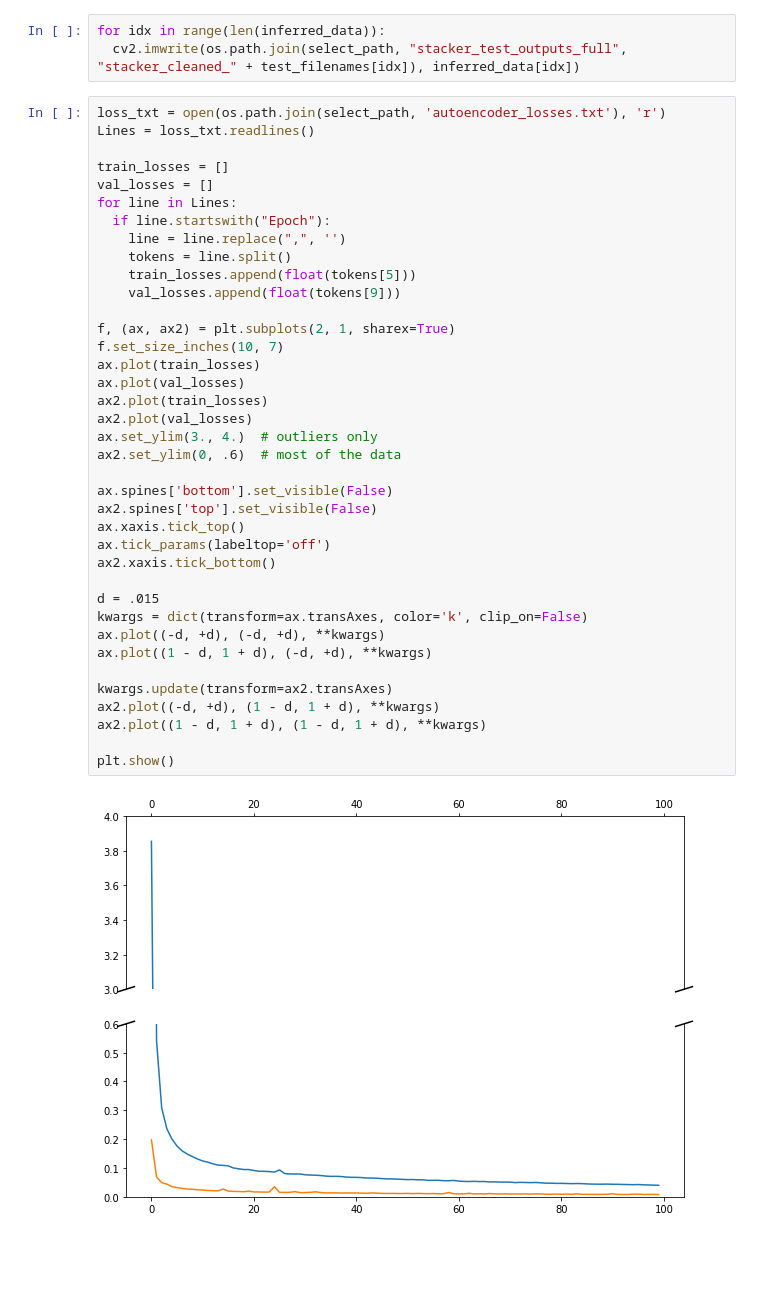
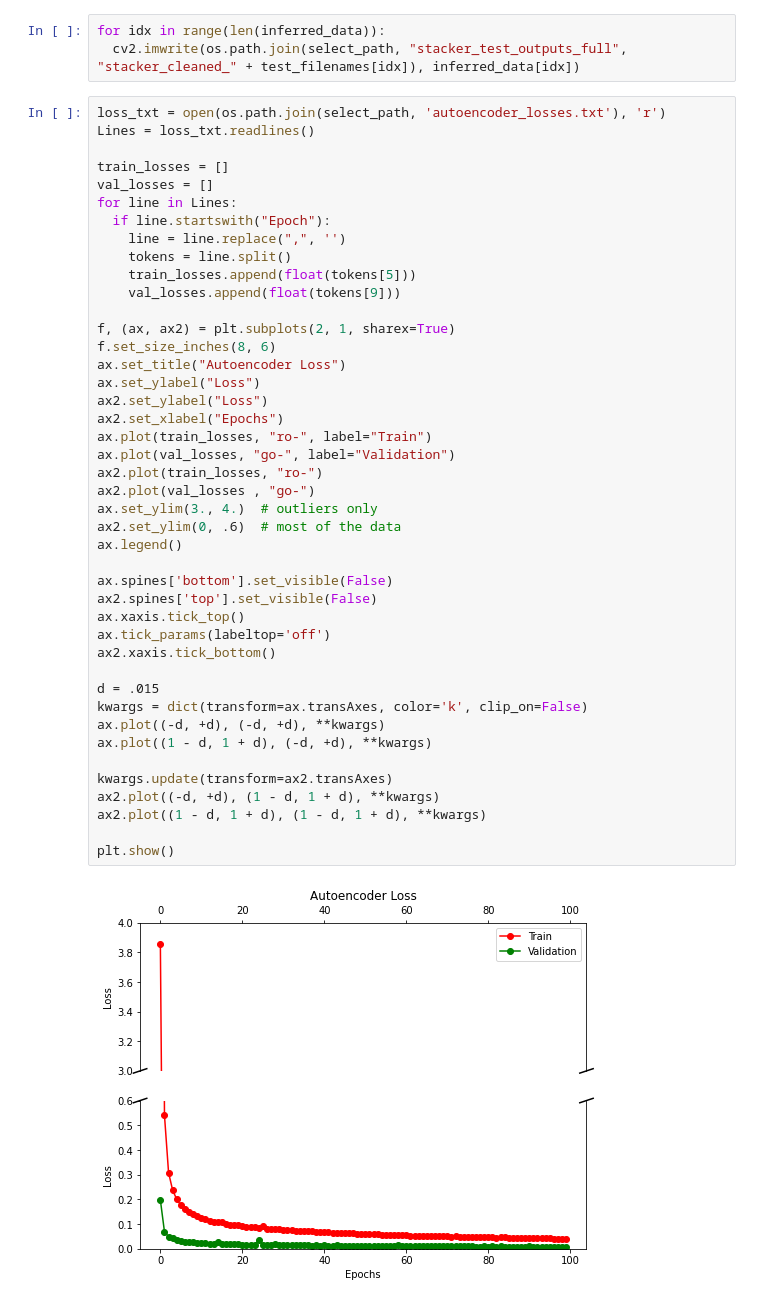
Before and after one commit to UTkzhang/ImageCleaningProject, a Jupyter notebook: full_stacker_pipeline_crop_stacker.ipynb, the cells around one changed output. Cells and saved outputs as stored; diff of their text form; blank space fills up the shorter version.

Commit message:
fixed plotting of losses to improve figures

```diff
--- a/full_stacker_pipeline_crop_stacker.ipynb
+++ b/full_stacker_pipeline_crop_stacker.ipynb
@@ -1053,39 +1053,44 @@ Lines = loss_txt.readlines()
 train_losses = []
 val_losses = []
 for line in Lines:
   if line.startswith("Epoch"):
     line = line.replace(",", '')
     tokens = line.split()
     train_losses.append(float(tokens[5]))
     val_losses.append(float(tokens[9]))
 
 f, (ax, ax2) = plt.subplots(2, 1, sharex=True)
-f.set_size_inches(10, 7)
-ax.plot(train_losses)
-ax.plot(val_losses)
-ax2.plot(train_losses)
-ax2.plot(val_losses)
+f.set_size_inches(8, 6)
+ax.set_title("Autoencoder Loss")
+ax.set_ylabel("Loss")
+ax2.set_ylabel("Loss")
+ax2.set_xlabel("Epochs")
+ax.plot(train_losses, "ro-", label="Train")
+ax.plot(val_losses, "go-", label="Validation")
+ax2.plot(train_losses, "ro-")
+ax2.plot(val_losses , "go-")
 ax.set_ylim(3., 4.)  # outliers only
 ax2.set_ylim(0, .6)  # most of the data
+ax.legend()
 
 ax.spines['bottom'].set_visible(False)
 ax2.spines['top'].set_visible(False)
 ax.xaxis.tick_top()
 ax.tick_params(labeltop='off')
 ax2.xaxis.tick_bottom()
 
 d = .015
 kwargs = dict(transform=ax.transAxes, color='k', clip_on=False)
 ax.plot((-d, +d), (-d, +d), **kwargs)
 ax.plot((1 - d, 1 + d), (-d, +d), **kwargs)
 
 kwargs.update(transform=ax2.transAxes)
 ax2.plot((-d, +d), (1 - d, 1 + d), **kwargs)
 ax2.plot((1 - d, 1 + d), (1 - d, 1 + d), **kwargs)
 
 plt.show()
 # %% [output]
-[figure, old version]
+[figure, new version]
 # %%
 loss_txt = open(os.path.join(select_path, 'stacker_losses.txt'), 'r')
 Lines = loss_txt.readlines()
```
Also changed, not shown: parts of 1 cell of this notebook, 2 other files.
